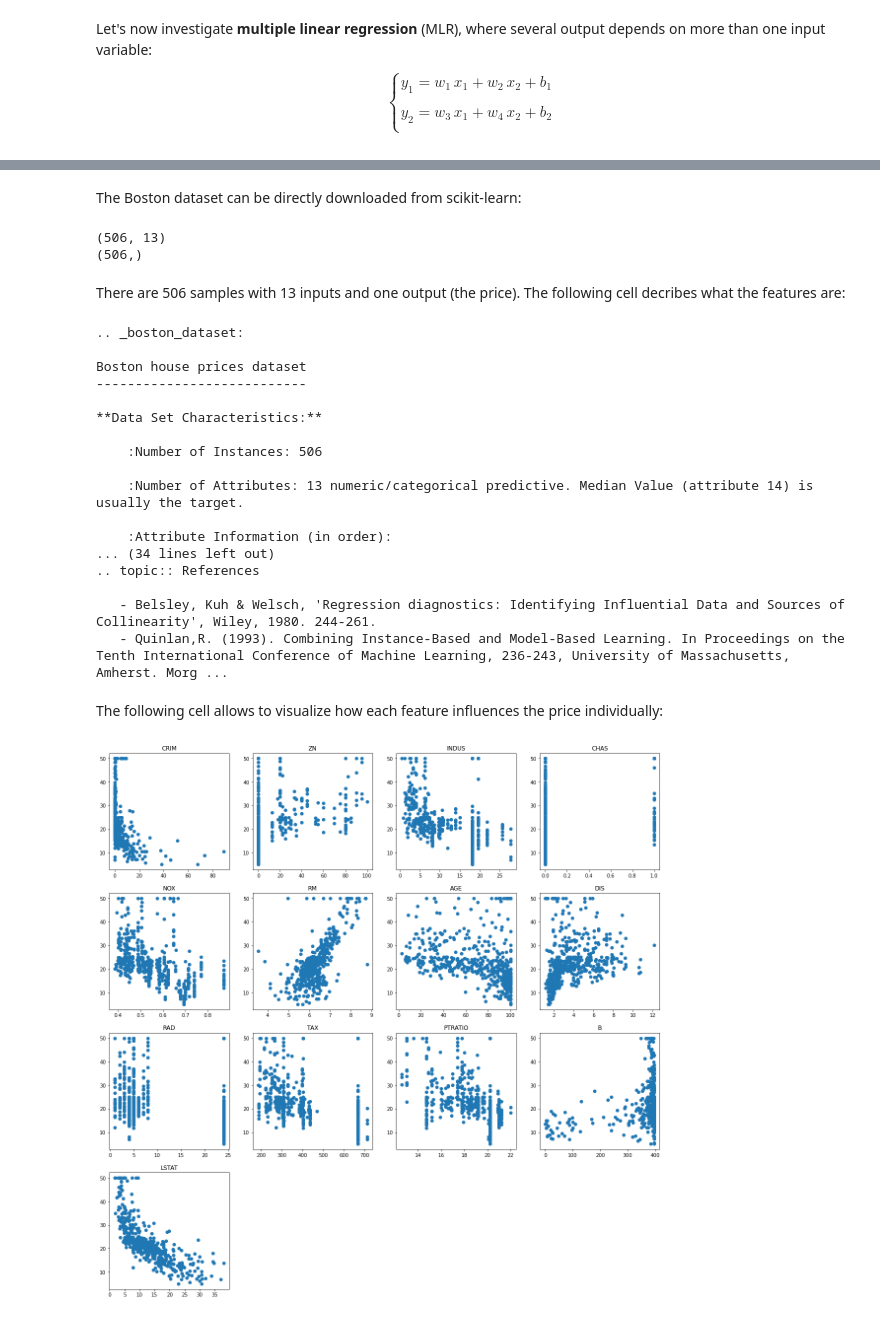
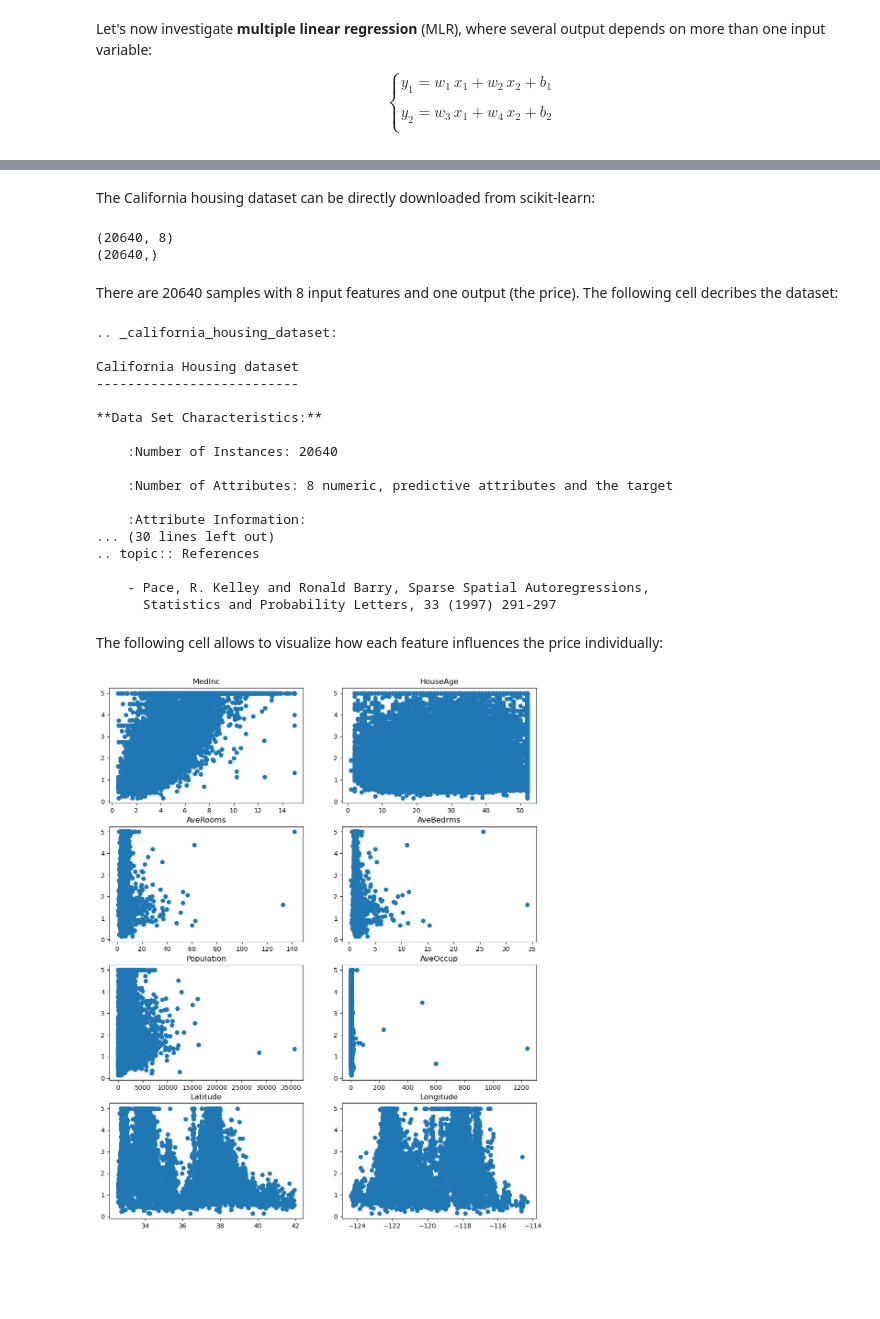
Before and after one commit to vitay/course-neurocomputing, a Jupyter notebook: notes/exercises/4-MLR-solution.ipynb, the cells around one changed output, grey strips where cells are left out. Saved outputs shown, nothing was run; the diff lists cells and outputs as text; code cells hidden in the pictures; blank space fills up the shorter version.

```diff
--- a/notes/exercises/4-MLR-solution.ipynb
+++ b/notes/exercises/4-MLR-solution.ipynb
@@ -15,55 +24,55 @@ The Boston Housing Dataset consists of price of houses in various places in Bost
 # %% [markdown]
-The Boston dataset can be directly downloaded from scikit-learn:
+The California housing dataset can be directly downloaded from scikit-learn:
 # %%
 import numpy as np
 import matplotlib.pyplot as plt
 
-from sklearn.datasets import load_boston
+from sklearn.datasets import fetch_california_housing
 
-boston = load_boston()
+dataset = fetch_california_housing()
 
-X = boston.data
-t = boston.target
+X = dataset.data
+t = dataset.target
 
 print(X.shape)
 print(t.shape)
 # %% [output]
-(506, 13)
-(506,)
+(20640, 8)
+(20640,)
 # %% [markdown]
-There are 506 samples with 13 inputs and one output (the price). The following cell decribes what the features are:
+There are 20640 samples with 8 input features and one output (the price). The following cell decribes the dataset:
 # %%
-print(boston.DESCR)
+print(dataset.DESCR)
 # %% [output]
-.. _boston_dataset:
+.. _california_housing_dataset:
 
-Boston house prices dataset
----------------------------
+California Housing dataset
+--------------------------
 
 **Data Set Characteristics:**
 
-    :Number of Instances: 506
+    :Number of Instances: 20640
 
-    :Number of Attributes: 13 numeric/categorical predictive. Median Value (attribute 14) is usually the target.
+    :Number of Attributes: 8 numeric, predictive attributes and the target
 
-    :Attribute Information (in order):
-... (34 lines left out)
+    :Attribute Information:
+... (30 lines left out)
 .. topic:: References
 
-   - Belsley, Kuh & Welsch, 'Regression diagnostics: Identifying Influential Data and Sources of Collinearity', Wiley, 1980. 244-261.
-   - Quinlan,R. (1993). Combining Instance-Based and Model-Based Learning. In Proceedings on the Tenth International Conference of Machine Learning, 236-243, University of Massachusetts, Amherst. Morg ...
+    - Pace, R. Kelley and Ronald Barry, Sparse Spatial Autoregressions,
+      Statistics and Probability Letters, 33 (1997) 291-297
 # %% [markdown]
 The following cell allows to visualize how each feature influences the price individually:
 # %%
-plt.figure(figsize=(20, 20))
+plt.figure(figsize=(12, 15))
 
-for i in range(13):
-    plt.subplot(4, 4 , i+1)
+for i in range(8):
+    plt.subplot(4, 2 , i+1)
     plt.scatter(X[:, i], t)
-    plt.title(boston.feature_names[i])
+    plt.title(dataset.feature_names[i])
 plt.show()
 # %% [output]
-[figure, old version]
+[figure, new version]
 # %% [markdown]
 ## Linear regression
 
```
Also changed, not shown: parts of 20 cells of this notebook, 31 other files.
